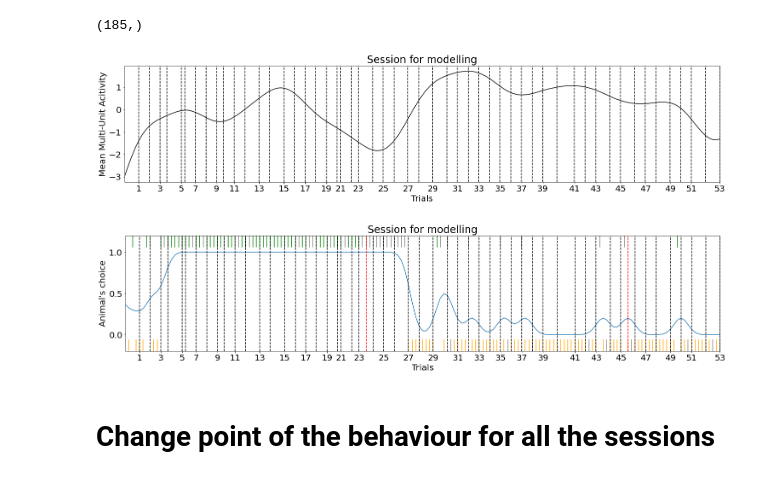
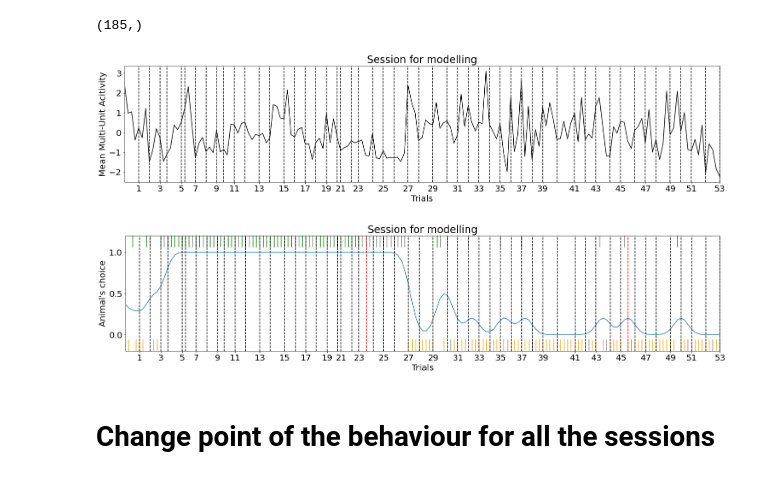
Before and after one commit to Cestarellasmartin/PLRNN, a Jupyter notebook: Paper_Figures/Thomas_Figure/Data_preproces_for_changepoint.ipynb, the cells around one changed output. Drawn from its saved outputs; the diff is of its cells as text; code cells hidden in the pictures.

```diff
--- a/Paper_Figures/Thomas_Figure/Data_preproces_for_changepoint.ipynb
+++ b/Paper_Figures/Thomas_Figure/Data_preproces_for_changepoint.ipynb
@@ -227,7 +227,7 @@ label_xticks = [ i for i in range(len(Model_trial))]
 
 # FIGURE: Plot behaviour performance Multivariate Unit Activity
 plt.figure(figsize=(25,5))
-plt.plot(zscore(CMean_full),c='k')
+plt.plot(zscore(Mean_full),c='k')
 for i in Model_trial:
     plt.axvline(i,linestyle='dashed',color='k',)
 plt.xlim([first_trial,150])
@@ -237,34 +237,34 @@ plt.ylabel("Mean Multi-Unit Acitivity")
 plt.title('Session for modelling')
 plt.savefig("D:/_work_cestarellas/Analysis/Pack_Daniel_project/Figures/Figure_change_point/Multi_Activity.pdf")
 
 # FIGURE: Plot behaviour performance
 plt.figure(figsize=(25,5))
 plt.plot(DecisionNormalized)
 plt.plot(CMean_full)
 for i in GambleRewardTrials:
     plt.axvline(i,ymin=0.9,ymax=1.0,color='g')
 for i in GambleNoRewardTrials:
     plt.axvline(i,ymin=0.9,ymax=1.0,color='gray')
 for i in SafeRewardTrials:
     plt.axvline(i,ymin=0.0,ymax=0.1,color='orange')
 for i in SafeNoRewardTrials:
     plt.axvline(i,ymin=0.0,ymax=0.1,color='gray')
 for i in NoRespondingTrials:
     plt.axvline(i,ymin=0.45,ymax=0.55,color='blue')
 for i in BlockTrials:
     plt.axvline(i,linestyle='dashed',color='r',)
 for i in Model_trial:
     plt.axvline(i,linestyle='dashed',color='k',)
 plt.ylim([-0.2,1.2])
 plt.yticks(ticks=[1.0,0.5,0.0])
 plt.xlim([first_trial,150])
 plt.xticks(Model_trial[1:-1:2],label_xticks[1:-1:2])
 plt.xlabel('Trials')
 plt.ylabel("Animal's choice")
 plt.title('Session for modelling')
 plt.savefig("D:/_work_cestarellas/Analysis/Pack_Daniel_project/Figures/Figure_change_point/Behaviour.pdf")
 # %% [output]
-[figure, old version]
+[figure, new version]
 [figure]
 # %%
 data_path = "D:\\_work_cestarellas\\Analysis\\Pack_Daniel_project\\Preprocess_model\\bptt_CE17\\neuralactivity\\datasets"
```
Also changed, not shown: parts of 1 cell of this notebook, 34 other files.
